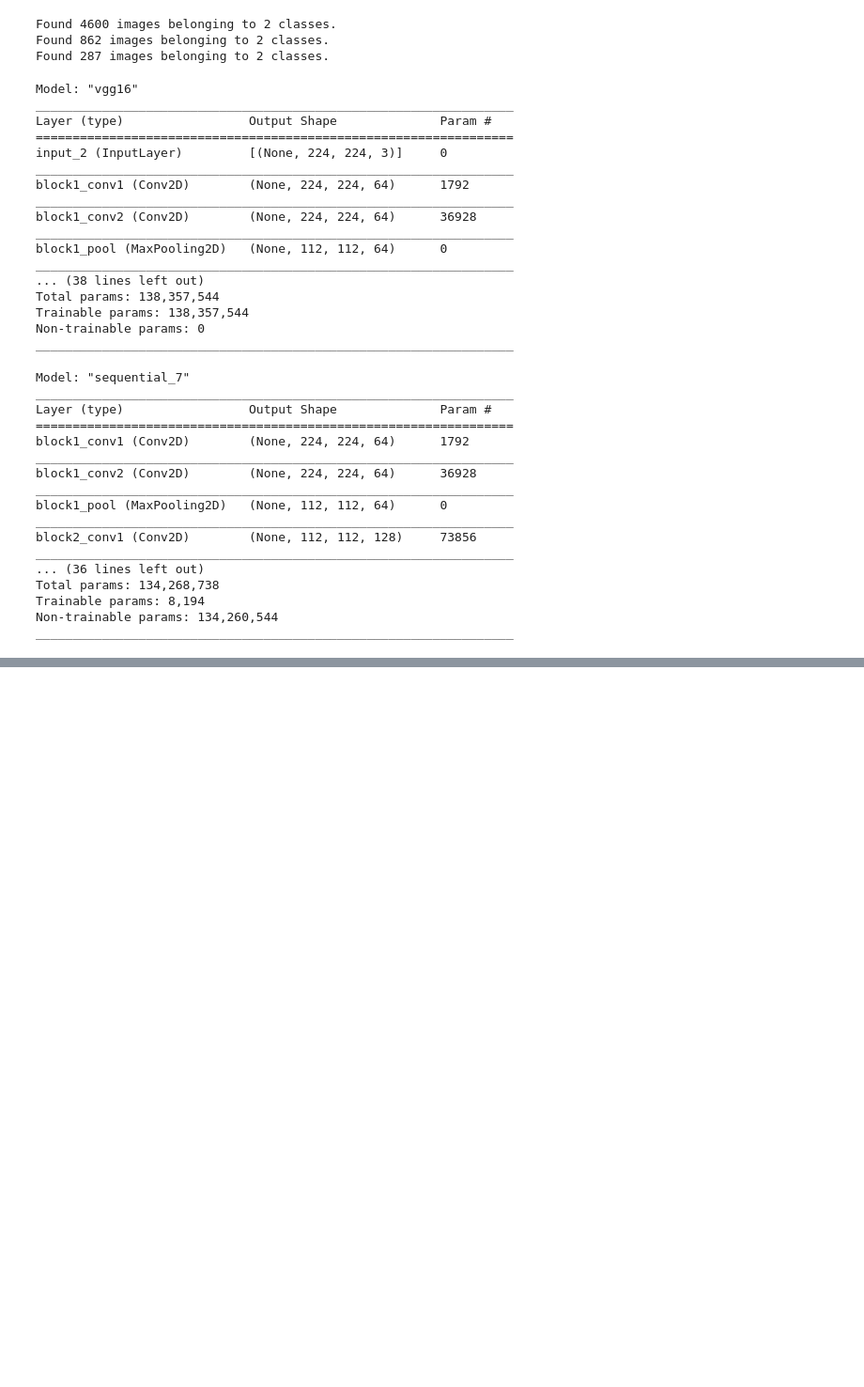
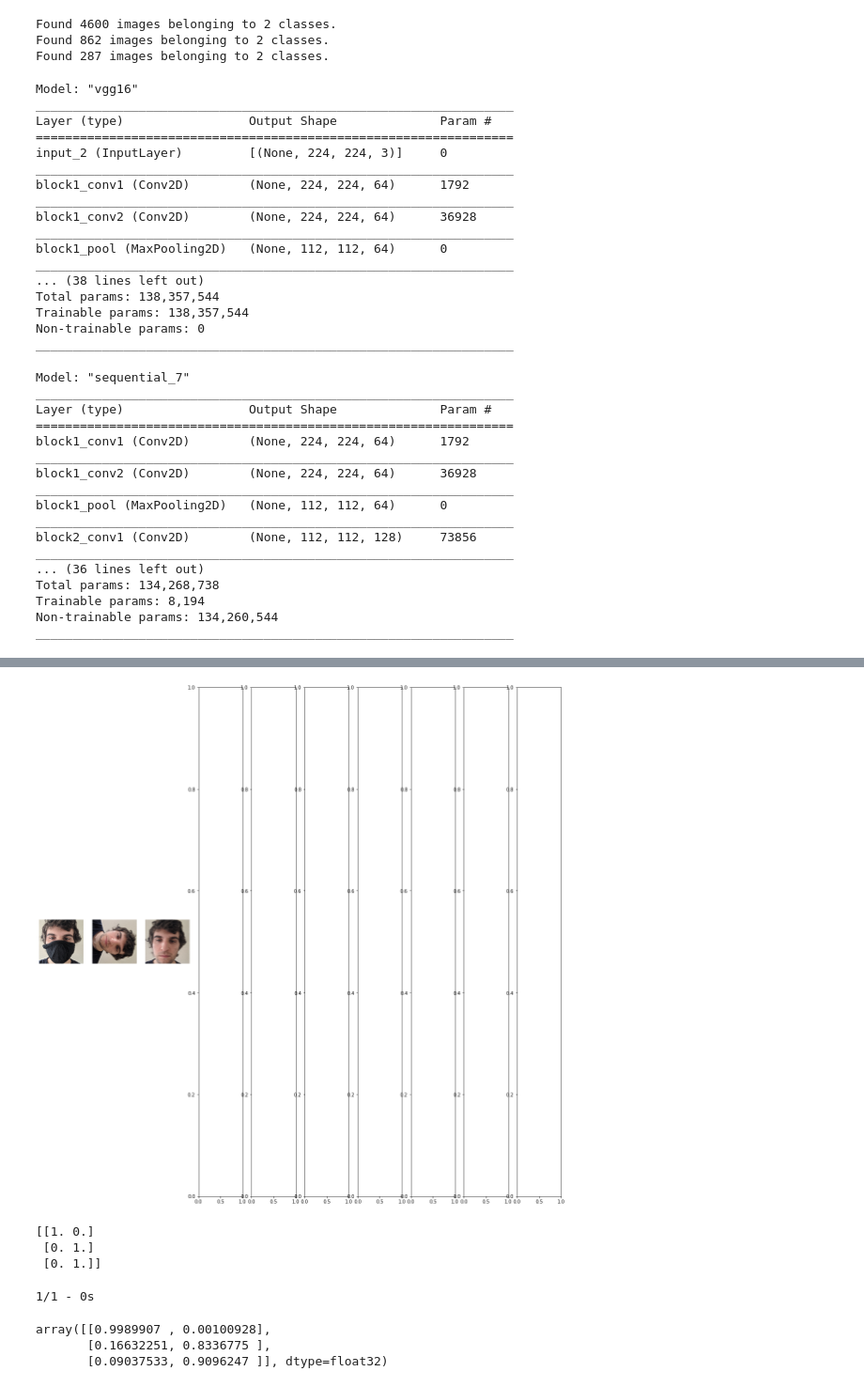
Before and after one commit to marabian/face-mask-detection, a Jupyter notebook: face_mask_detection_cnn.ipynb, the cells around one changed output, grey strips where cells are left out. Shown at 94% size. Drawn from its saved outputs; the diff is of its cells as text; code cells hidden in the pictures; blank space fills up the shorter version.

```diff
--- a/face_mask_detection_cnn.ipynb
+++ b/face_mask_detection_cnn.ipynb
@@ -663,0 +433,19 @@ print(len(train_batches))
+# %%
+me_imgs, me_labels = next(me_batches)
+plotImages(me_imgs)
+print(me_labels)
+# %% [output]
+[figure, added]
+[[1. 0.]
+ [0. 1.]
+ [0. 1.]]
+# %%
+predictions_me = model.predict(x=me_batches, steps=len(me_batches), verbose=2)
+# %% [output]
+1/1 - 0s
+# %%
+predictions_me
+# %% [output]
+array([[0.9989907 , 0.00100928],
+       [0.16632251, 0.8336775 ],
+       [0.09037533, 0.9096247 ]], dtype=float32)
```
Also changed, not shown: parts of 61 cells of this notebook, 2 other files.
